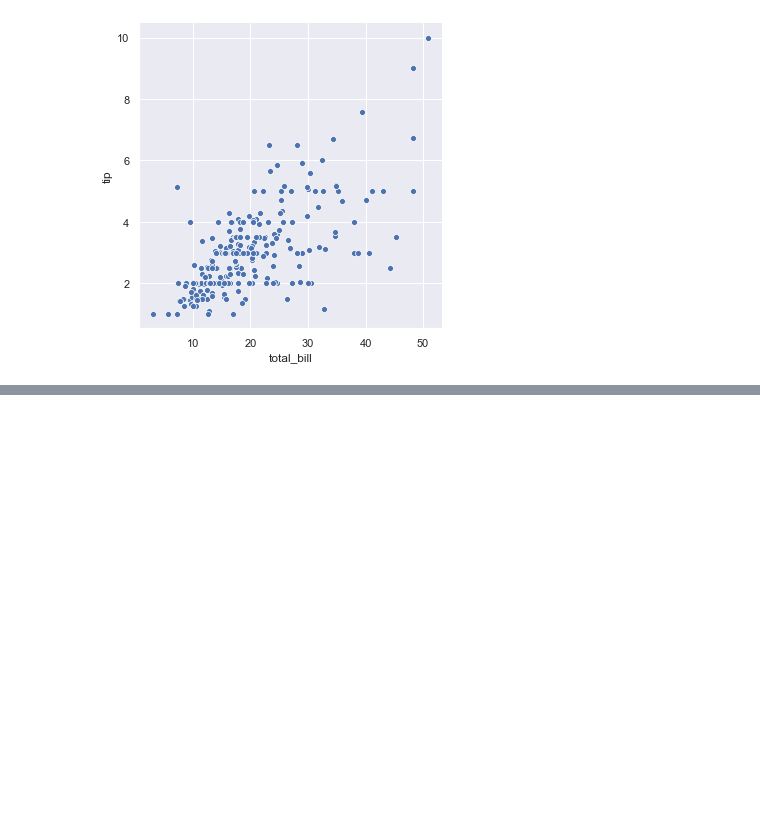
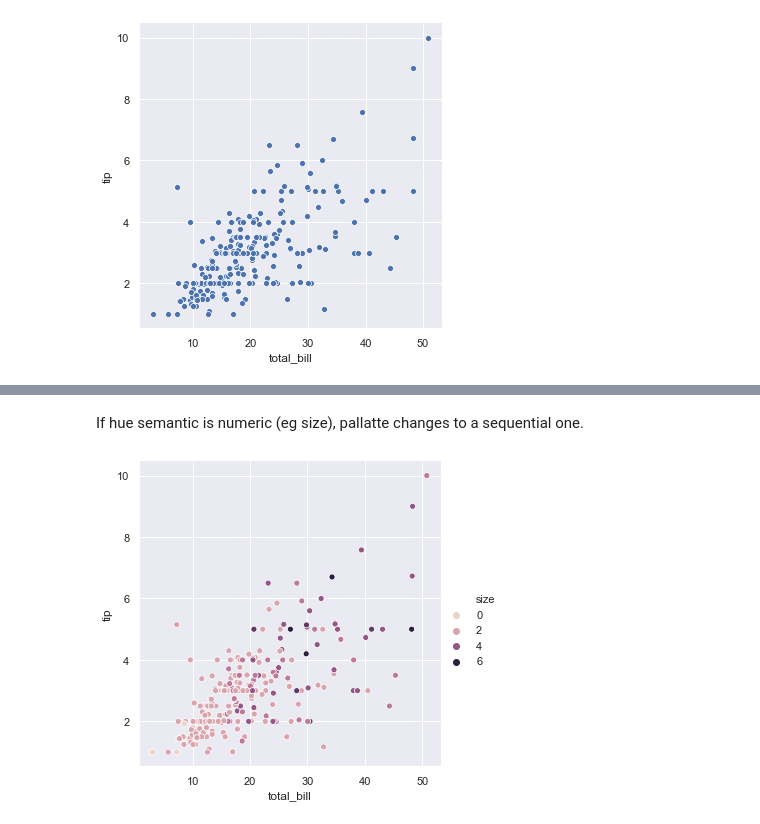
Before and after one commit to elizabethdaly/seaborn-tutorial-workings, a Jupyter notebook: tips-workings.ipynb, the cells around one changed output, grey strips where cells are left out. Cells and saved outputs as stored; diff of their text form; code cells hidden in the pictures; blank space fills up the shorter version.

```diff
--- a/tips-workings.ipynb
+++ b/tips-workings.ipynb
@@ -29,0 +42,6 @@ sns.relplot(x="total_bill", y="tip", hue="smoker", style="smoker", data=tips);
+# %% [markdown]
+If hue semantic is numeric (eg size), pallatte changes to a sequential one.
+# %%
+sns.relplot(x="total_bill", y="tip", hue="size", data=tips);
+# %% [output]
+[figure, added]
```
Also changed, not shown: parts of 17 cells of this notebook.
